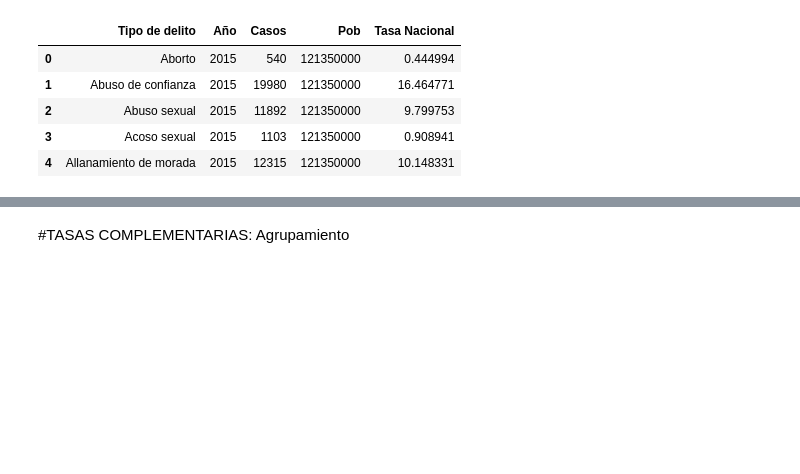
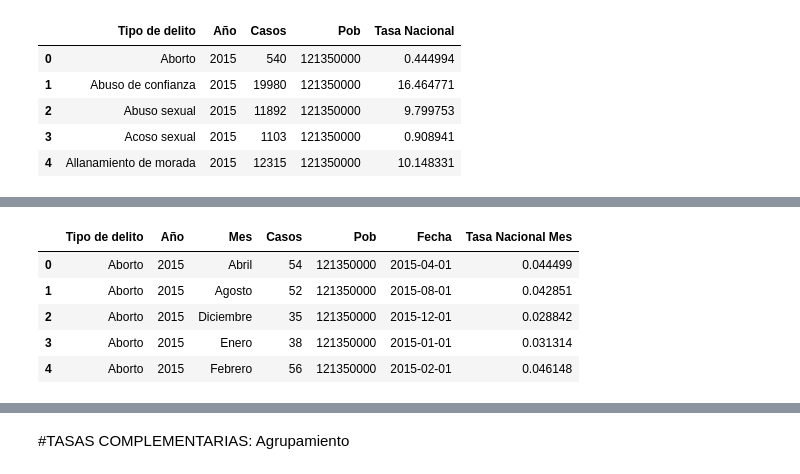
Before and after one commit to abrilgcz/Ciencia-de-Datos, a Jupyter notebook: ProyectoASE.ipynb, the cells around one changed output, grey strips where cells are left out. Saved outputs shown, nothing was run; the diff lists cells and outputs as text; code cells hidden in the pictures; blank space fills up the shorter version.

```diff
--- a/ProyectoASE.ipynb
+++ b/ProyectoASE.ipynb
@@ -714,0 +781,7 @@ tasa_nacional.head()
+# %%
+fechas_almacen=[]
+
+for i in range(len(años)):
+  fechas_almacen.append(datetime.date(años[i],meses[i],1))
+# %%
+data_mensual['Fecha'] = fechas_almacen
@@ -714,0 +797,8 @@ tasa_nacional.head()
+# %%
+#Calculo de la tasa
+tasa_mensual_nac = []
+for i in range(len(data_mensual)):
+  tasa_mensual_nac.append((data_mensual["Casos"][i]/data_mensual["Pob"][i])*100000)
+# %%
+data_mensual['Tasa Nacional Mes'] = tasa_mensual_nac
+data_mensual
@@ -714,0 +808,10 @@ tasa_nacional.head()
+# %%
+tasa_2015 = data_mensual[data_mensual['Año']==2015].reset_index(drop = True)
+tasa_2015.head()
+# %% [output]
+|  | Tipo de delito | Año | Mes | Casos | Pob | Fecha | Tasa Nacional Mes |
+| 0 | Aborto | 2015 | Abril | 54 | 121350000 | 2015-04-01 | 0.044499 |
+| 1 | Aborto | 2015 | Agosto | 52 | 121350000 | 2015-08-01 | 0.042851 |
+| 2 | Aborto | 2015 | Diciembre | 35 | 121350000 | 2015-12-01 | 0.028842 |
+| 3 | Aborto | 2015 | Enero | 38 | 121350000 | 2015-01-01 | 0.031314 |
+| 4 | Aborto | 2015 | Febrero | 56 | 121350000 | 2015-02-01 | 0.046148 |
```
Also changed, not shown: parts of 40 cells of this notebook.
